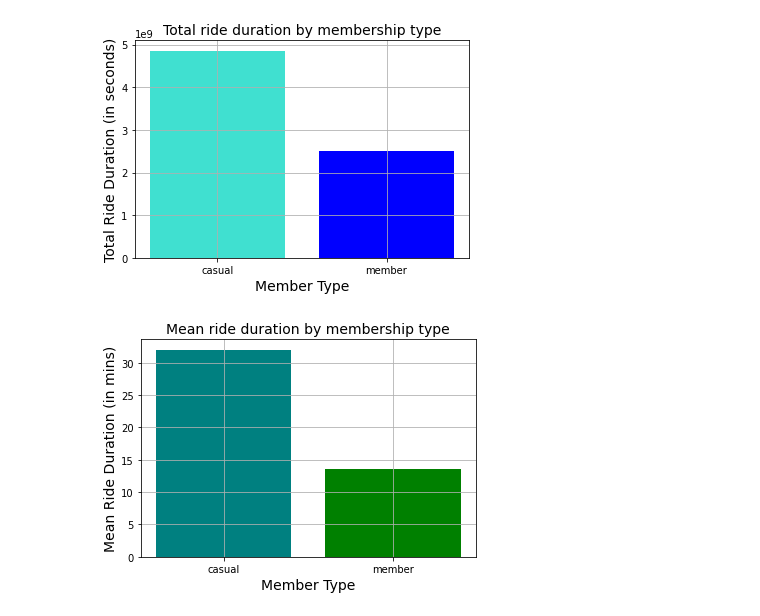
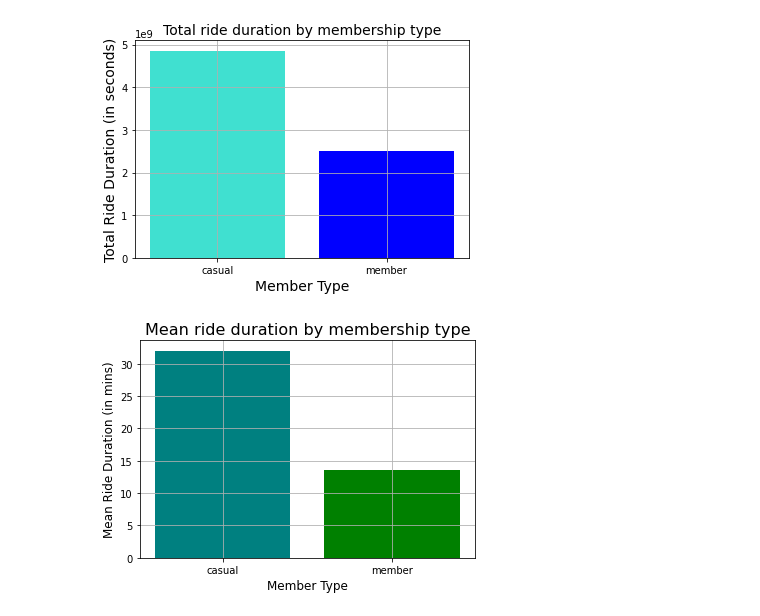
Before and after one commit to DanielStai/bikeshare-analysis, a Jupyter notebook: divvy.ipynb, the cells around one changed output. Drawn from its saved outputs; the diff is of its cells as text; code cells hidden in the pictures.

Commit message:
Edited plot font sizes

```diff
--- a/divvy.ipynb
+++ b/divvy.ipynb
@@ -140,11 +140,11 @@ plt.show()
 # %%
 #Lets visualize the mean of ride duration by member type
 bar2_colors = ['teal','green']
 plt.bar(mean_duration_by_membership_type['member_type'], mean_duration_by_membership_type['mean_duration_in_mins'], color=bar2_colors)
-plt.title('Mean ride duration by membership type', fontsize=14)
-plt.xlabel('Member Type', fontsize=14)
-plt.ylabel('Mean Ride Duration (in mins)', fontsize=14)
+plt.title('Mean ride duration by membership type', fontsize=16)
+plt.xlabel('Member Type', fontsize=12)
+plt.ylabel('Mean Ride Duration (in mins)', fontsize=12)
 plt.grid(True)
 plt.show()
 # %% [output]
-[figure, old version]
+[figure, new version]
```
Also changed, not shown: 1 other file.
